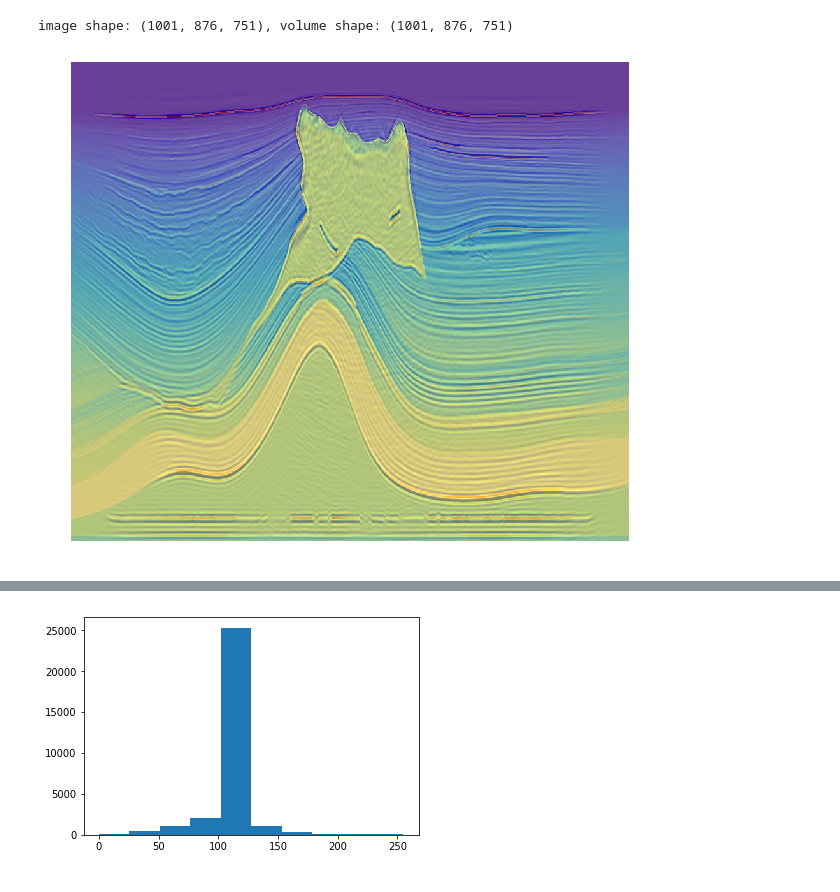
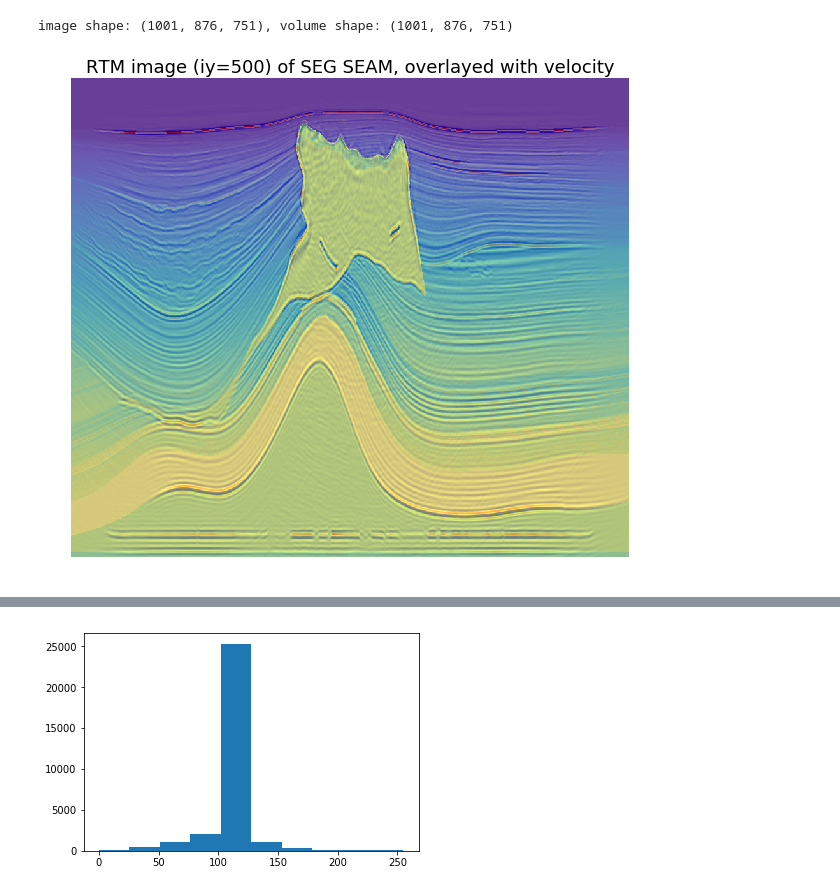
Before and after one commit to lonestar686/pytorch-saltnet, a Jupyter notebook: predict_seam.ipynb, the cells around one changed output, grey strips where cells are left out. Cells and saved outputs as stored; diff of their text form; code cells hidden in the pictures.

```diff
--- a/predict_seam.ipynb
+++ b/predict_seam.ipynb
@@ -32,23 +32,25 @@ iy0 = ny//2
 # %%
 # image
 img_name = 'dataset_seam/Img.H@'
 img = np.fromfile(img_name, dtype=np.float32).reshape(ny, nx, nz)
 
 # velocity
 vol_name = 'dataset_seam/Vo.H@'
 vol = np.fromfile(vol_name, dtype=np.float32).reshape(ny, nx, nz)
 
 # the shapes
 print(f'image shape: {img.shape}, volume shape: {vol.shape}')
 
 #
 plt.figure(figsize=(10, 10))
-plt.imshow(img[ny//2, :, :].transpose(1,0), cmap='seismic')
-plt.imshow(vol[ny//2, :, :].transpose(1,0), alpha=0.6)
+plt.imshow(img[iy0, :, :].transpose(1,0), cmap='seismic')
+plt.imshow(vol[iy0, :, :].transpose(1,0), alpha=0.6)
+plt.title(f'RTM image (iy={iy0}) of SEG SEAM, overlayed with velocity', fontsize=18)
 plt.axis('off');
+plt.savefig('seam_rtm_vel_y500.png')
 # %% [output]
 image shape: (1001, 876, 751), volume shape: (1001, 876, 751)
-[figure, old version]
+[figure, new version]
 # %%
 from dataset_seam import SEAM
 
```
Also changed, not shown: parts of 8 cells of this notebook.
